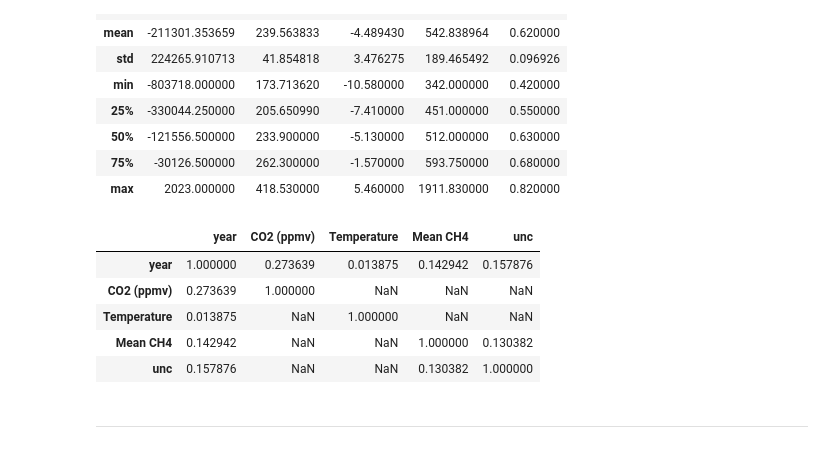
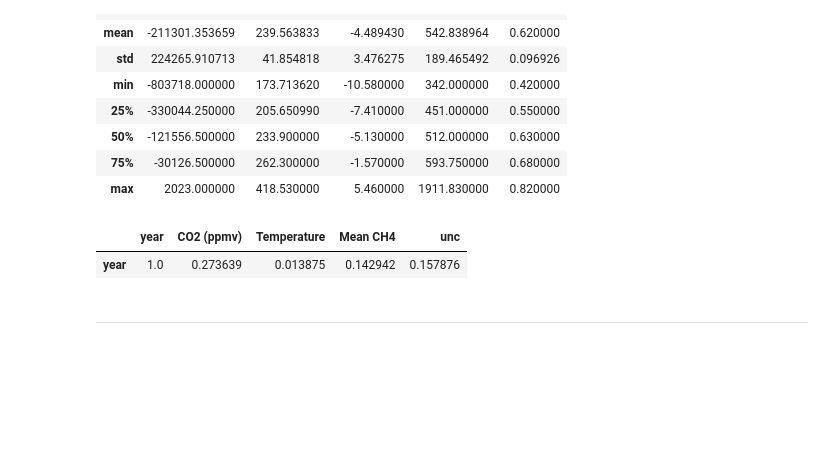
Before and after one commit to lgrealish/PfDA_Project_2, a Jupyter notebook: PfDA_Assignment2.ipynb, the cells around one changed output. Cells and saved outputs as stored; diff of their text form; code cells hidden in the pictures; blank space fills up the shorter version.

```diff
--- a/PfDA_Assignment2.ipynb
+++ b/PfDA_Assignment2.ipynb
@@ -714,14 +752,10 @@ co2_temp_ch4_merged.describe()
 | max | 2023.000000 | 418.530000 | 5.460000 | 1911.830000 | 0.820000 |
 # %%
 # Test for correlation between variables in the combined dataframe
-co2_temp_ch4_merged.corr()
+co2_temp_ch4_merged.corr().dropna()
 # %% [output]
 |  | year | CO2 (ppmv) | Temperature | Mean CH4 | unc |
-| year | 1.000000 | 0.273639 | 0.013875 | 0.142942 | 0.157876 |
-| CO2 (ppmv) | 0.273639 | 1.000000 | NaN | NaN | NaN |
-| Temperature | 0.013875 | NaN | 1.000000 | NaN | NaN |
-| Mean CH4 | 0.142942 | NaN | NaN | 1.000000 | 0.130382 |
-| unc | 0.157876 | NaN | NaN | 0.130382 | 1.000000 |
+| year | 1.0 | 0.273639 | 0.013875 | 0.142942 | 0.157876 |
 # %%
 # Output the merged CO2, Temperature, CH4 data to  .csv and .json file
 # https://stackoverflow.com/questions/29271520/valueerror-dataframe-index-must-be-unique-for-orient-columns
```
Also changed, not shown: parts of 6 cells of this notebook, 2 other files.
